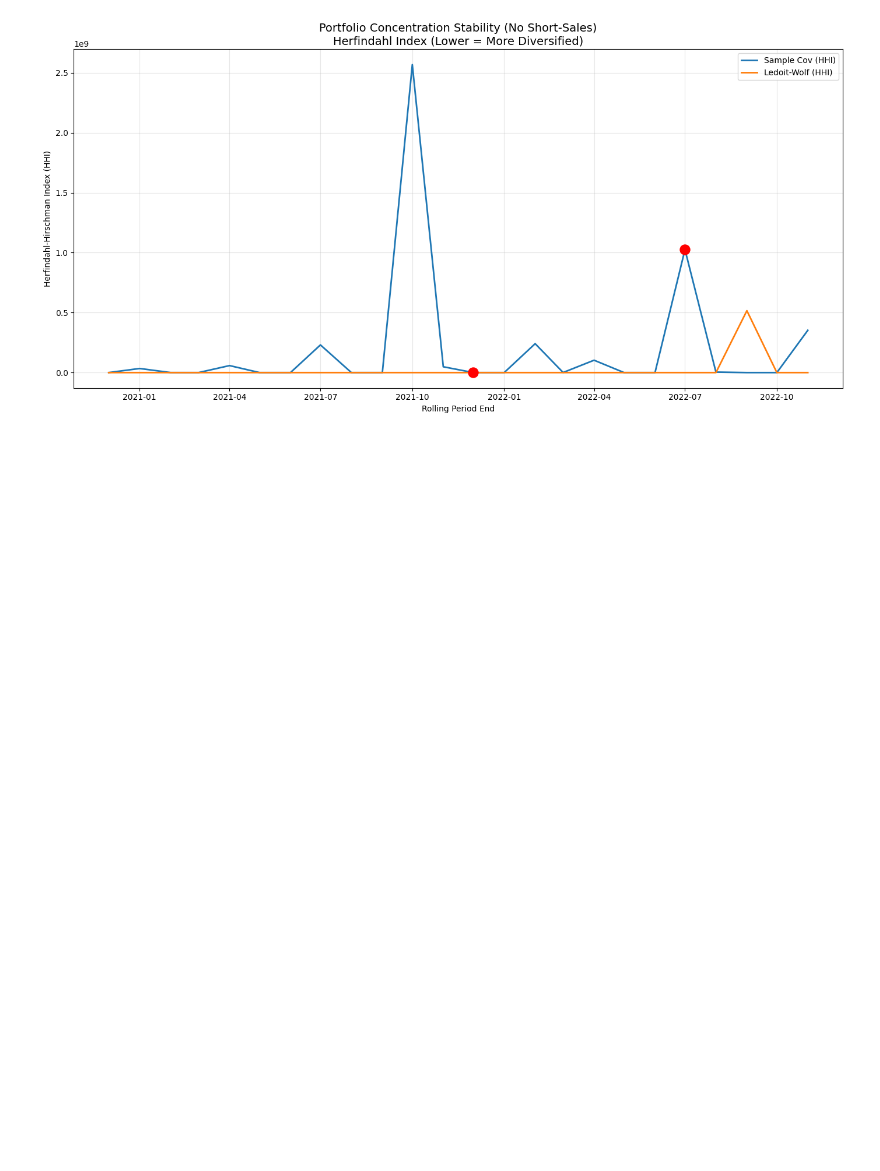
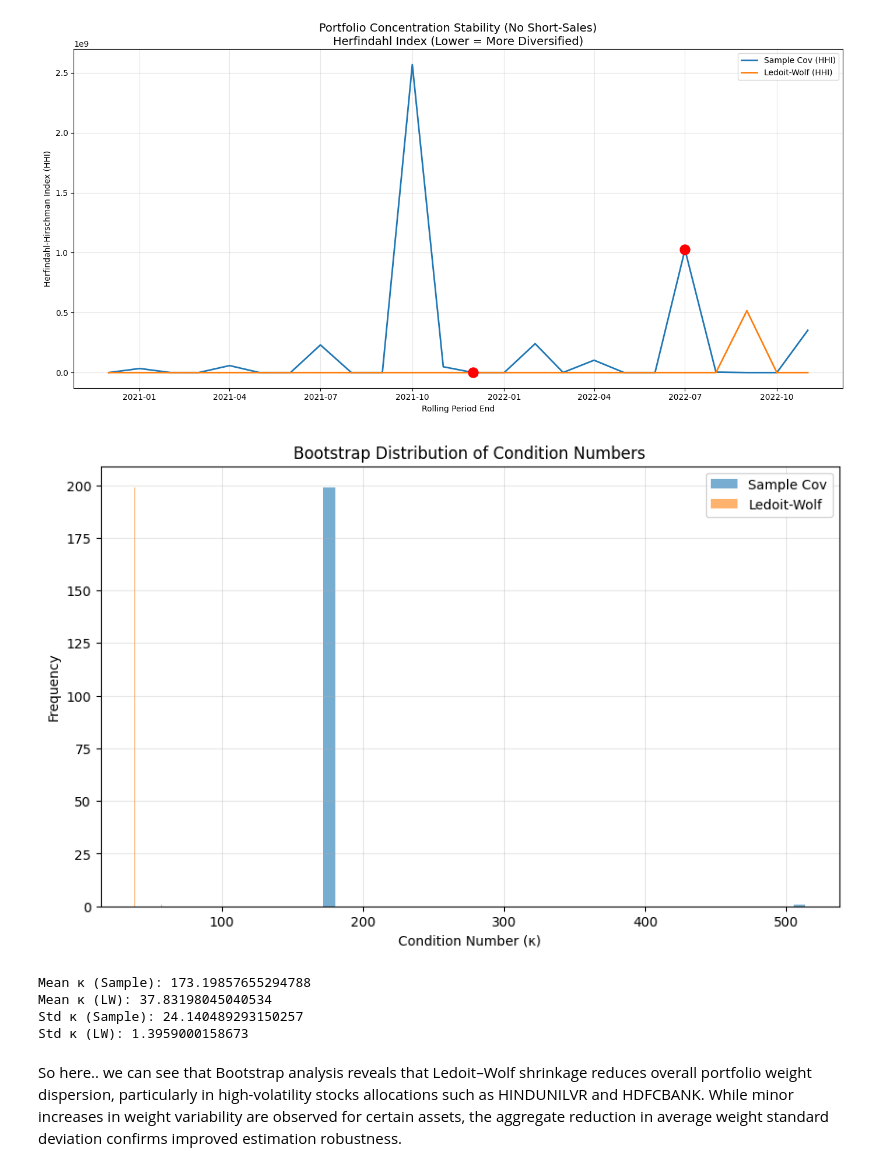
Before and after one commit to usnaveen/DA6701-Data-Science-and-AI-in-Finance, a Jupyter notebook: Assignment3/assignment3_part1/src/A3P1_updated.ipynb, the cells around one changed output. Cells and saved outputs as stored; diff of their text form; code cells hidden in the pictures; blank space fills up the shorter version.

```diff
--- a/Assignment3/assignment3_part1/src/A3P1_updated.ipynb
+++ b/Assignment3/assignment3_part1/src/A3P1_updated.ipynb
@@ -467,0 +536,23 @@ Sample sum: 1.0 LW sum: 0.9999999999999999
+# %%
+plt.figure(figsize=(10,6))
+
+plt.hist(kappa_sample_list, bins=40, alpha=0.6, label='Sample Cov')
+plt.hist(kappa_lw_list, bins=40, alpha=0.6, label='Ledoit-Wolf')
+
+plt.title("Bootstrap Distribution of Condition Numbers")
+plt.xlabel("Condition Number (κ)")
+plt.ylabel("Frequency")
+plt.legend()
+plt.grid(alpha=0.3)
+plt.show()
+
+print("Mean κ (Sample):", np.mean(kappa_sample_list))
+print("Mean κ (LW):", np.mean(kappa_lw_list))
+print("Std κ (Sample):", np.std(kappa_sample_list))
+print("Std κ (LW):", np.std(kappa_lw_list))
+# %% [output]
+[figure, added]
+Mean κ (Sample): 173.19857655294788
+Mean κ (LW): 37.83198045040534
+Std κ (Sample): 24.140489293150257
+Std κ (LW): 1.3959000158673
@@ -467,0 +569,2 @@ Sample sum: 1.0 LW sum: 0.9999999999999999
+# %% [markdown]
+So here.. we can see that Bootstrap analysis reveals that Ledoit–Wolf shrinkage reduces overall portfolio weight dispersion, particularly in high-volatility stocks allocations such as HINDUNILVR and HDFCBANK. While minor increases in weight variability are observed for certain assets, the aggregate reduction in average weight standard deviation confirms improved estimation robustness.
```
Also changed, not shown: parts of 3 cells of this notebook, 2 other files.
